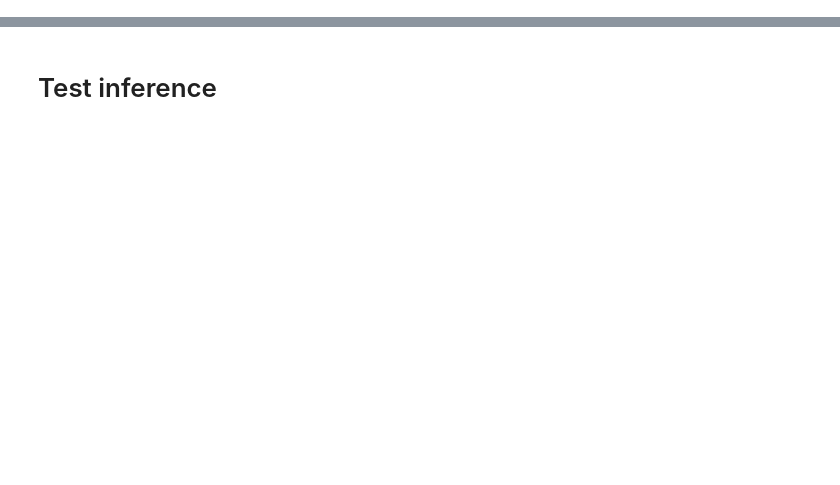
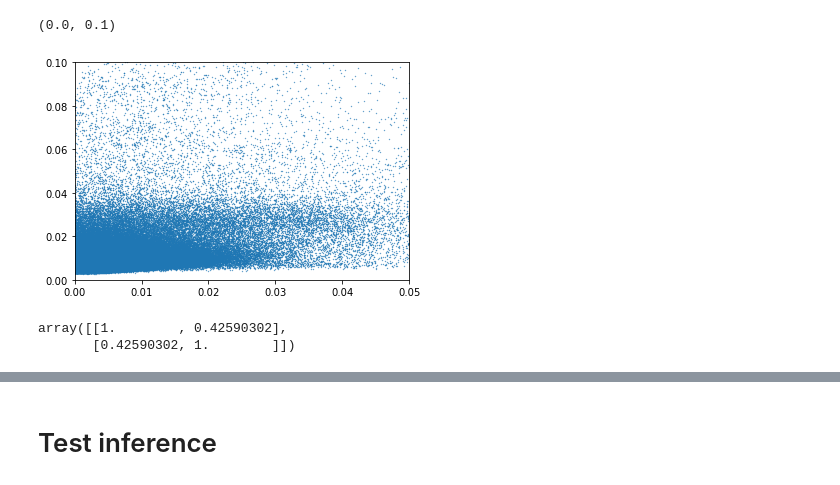
Before and after one commit to cschlick/phenix_fragments, a Jupyter notebook: notebooks/training/GNN Angles.ipynb, the cells around one changed output, grey strips where cells are left out. Cells and saved outputs as stored; diff of their text form; code cells hidden in the pictures; blank space fills up the shorter version.

```diff
--- a/notebooks/training/GNN Angles.ipynb
+++ b/notebooks/training/GNN Angles.ipynb
@@ -154,0 +162,17 @@ plot_geom_eval(a,b,mode="angle")
+# %%
+std = to_np(train_batch.nodes["fragment"].data[label_name+"_pred"][..., 1][..., None]).flatten()
+# %%
+error = np.abs(a-b)
+# %%
+plt.scatter(error,std,s=0.1)
+plt.xlim(0,0.05)
+plt.ylim(0,.1)
+# %% [output]
+(0.0, 0.1)
+[figure, added]
+# %%
+sel = np.where(error>0.02)[0]
+np.corrcoef(error[sel],std[sel])
+# %% [output]
+array([[1.        , 0.42590302],
+       [0.42590302, 1.        ]])
```
Also changed, not shown: parts of 26 cells of this notebook, 2 other files.
